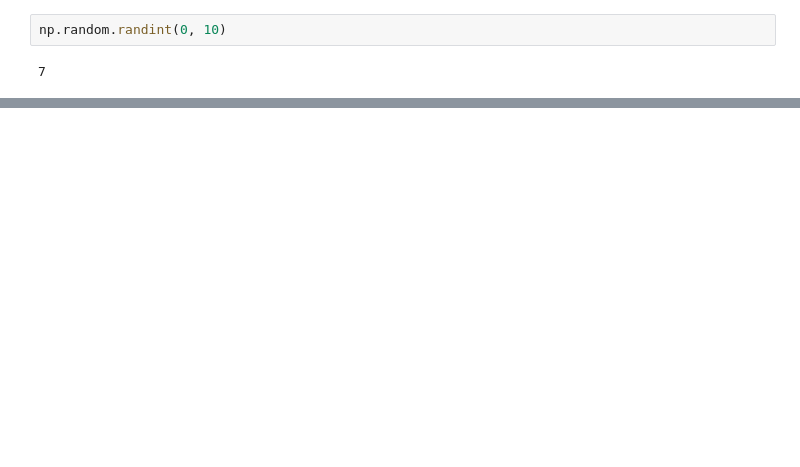
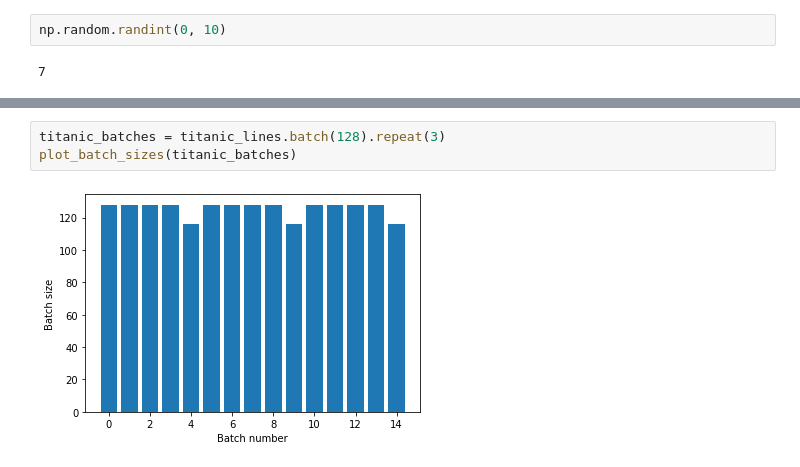
Before and after one commit to jangjungkeon/Study, a Jupyter notebook: Data_Analysis/ML_DL/Tensorflow/Homepage/tf.data_tutorial.ipynb, the cells around one changed output, grey strips where cells are left out. Cells and saved outputs as stored; diff of their text form; blank space fills up the shorter version.

```diff
--- a/Data_Analysis/ML_DL/Tensorflow/Homepage/tf.data_tutorial.ipynb
+++ b/Data_Analysis/ML_DL/Tensorflow/Homepage/tf.data_tutorial.ipynb
@@ -181,0 +414,5 @@ np.random.randint(0, 10)
+# %%
+titanic_batches = titanic_lines.batch(128).repeat(3)
+plot_batch_sizes(titanic_batches)
+# %% [output]
+[figure, added]
```
Also changed, not shown: parts of 83 cells of this notebook, 5 other files.
